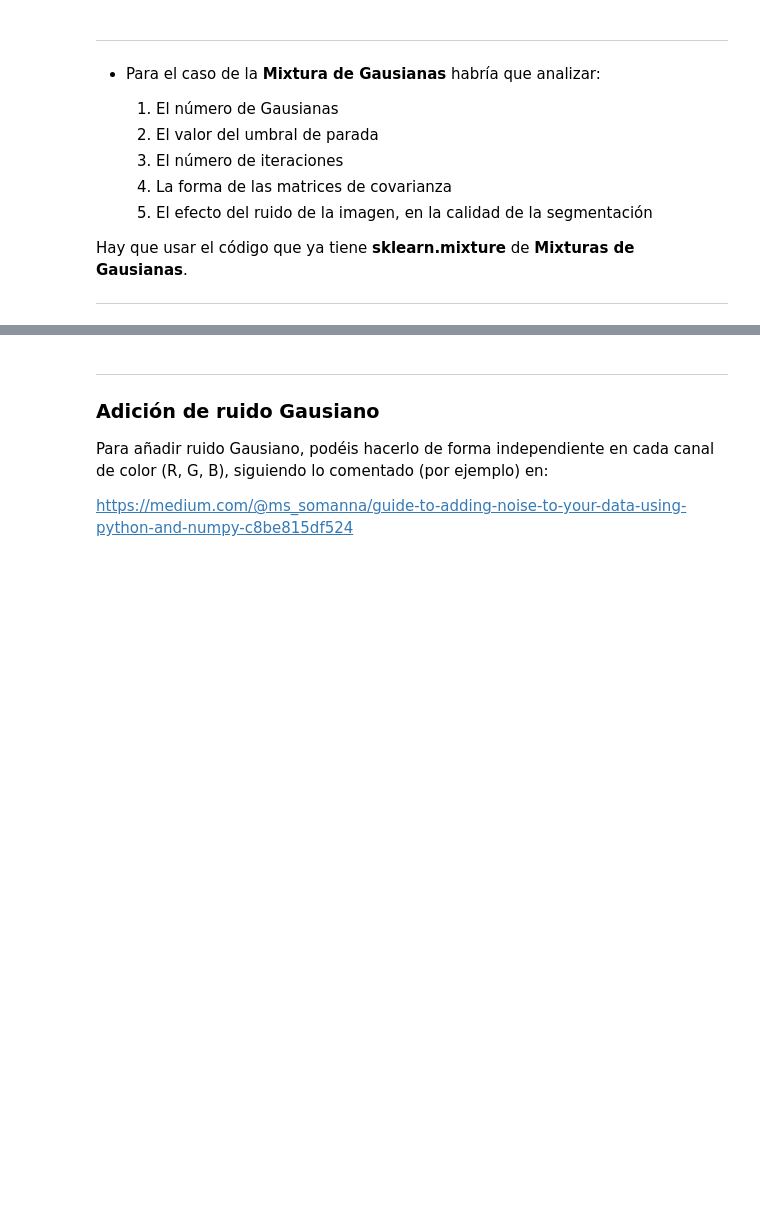
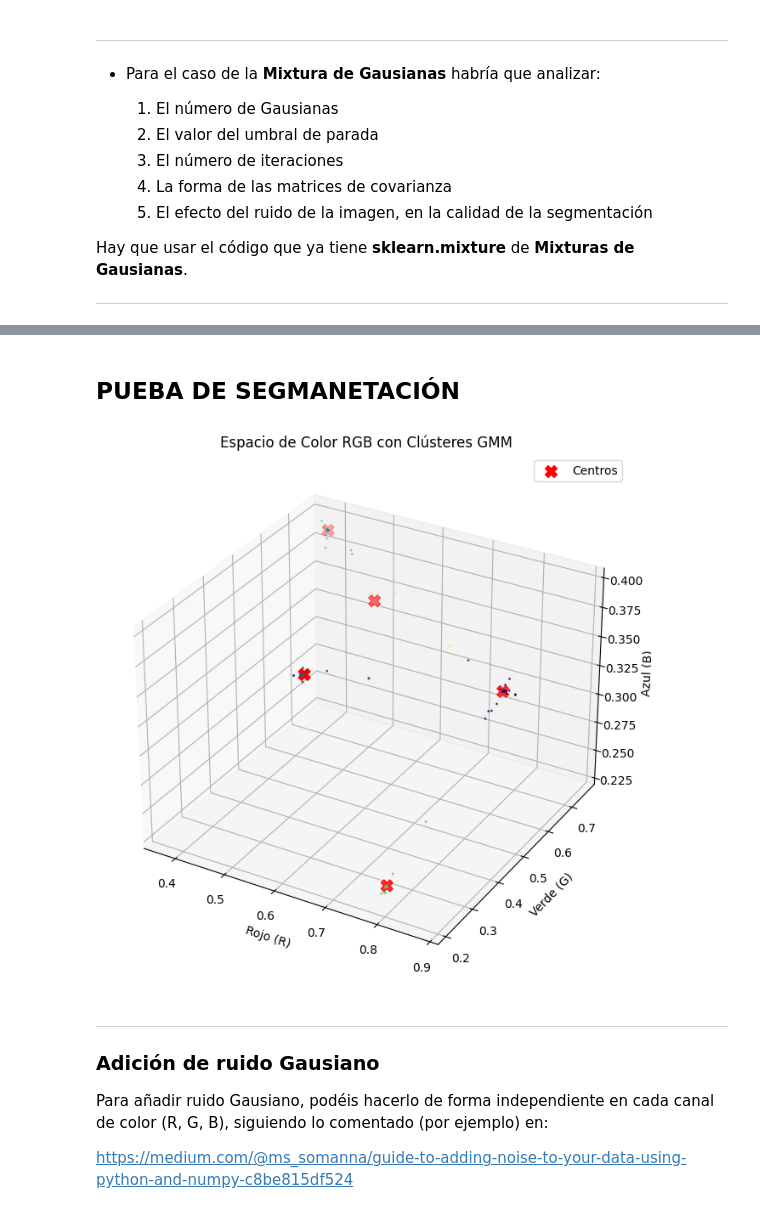
Before and after one commit to Urbii22/Sistemas-Inteligentes, a Jupyter notebook: Practica3-EM-SegmentacionImagenes-VEstudiantes-Curso-2024-2025/Practica3-EM-Sistemas-Inteligentes-VEstudiantes-Curso-2024-2025.ipynb, the cells around one changed output, grey strips where cells are left out. Drawn from its saved outputs; the diff is of its cells as text; code cells hidden in the pictures; blank space fills up the shorter version.

```diff
--- a/Practica3-EM-SegmentacionImagenes-VEstudiantes-Curso-2024-2025/Practica3-EM-Sistemas-Inteligentes-VEstudiantes-Curso-2024-2025.ipynb
+++ b/Practica3-EM-SegmentacionImagenes-VEstudiantes-Curso-2024-2025/Practica3-EM-Sistemas-Inteligentes-VEstudiantes-Curso-2024-2025.ipynb
@@ -80,0 +123,2 @@ Hay que usar el código que ya tiene **sklearn.mixture** de **Mixturas de Gausia
+# %% [markdown]
+## PUEBA DE SEGMANETACIÓN
@@ -80,0 +131,18 @@ Hay que usar el código que ya tiene **sklearn.mixture** de **Mixturas de Gausia
+# %%
+# 1. Cargar la imagen
+imagen = Image.open('./Imagen-4Grupos-SinRuido-7Nov2024.png')
+imagen = imagen.convert('RGB')
+datos = np.array(imagen)
+# %%
+# 2. Preparar los datos RGB
+R = datos[:, :, 0].flatten()
+G = datos[:, :, 1].flatten()
+B = datos[:, :, 2].flatten()
+X = np.vstack((R, G, B)).T  # Forma: (n_píxeles, 3)
+# %%
+# 3. Aplicar el algoritmo EM (GMM)
+n_clusters = 5  # Puedes cambiar este valor
+gmm = GaussianMixture(n_components=n_clusters, covariance_type='tied', random_state=42)
+gmm.fit(X)
+labels = gmm.predict(X)
+colores = gmm.means_.astype(int)
@@ -81,3 +156,44 @@ Hay que usar el código que ya tiene **sklearn.mixture** de **Mixturas de Gausia
+# %%
+# 5. Visualizar los clústeres en el espacio RGB 3D
+fig = plt.figure(figsize=(10, 8))
+ax = fig.add_subplot(111, projection='3d')
+
+# Normalizar los valores RGB
+R_norm = X[:, 0] / 255
+G_norm = X[:, 1] / 255
+B_norm = X[:, 2] / 255
+
+# Reducir el número de puntos para mejorar el rendimiento
+factor_muestreo = 100  # Ajusta según tus necesidades
+indices = np.random.choice(len(R_norm), len(R_norm) // factor_muestreo, replace=False)
+R_muestra = R_norm[indices]
+G_muestra = G_norm[indices]
+B_muestra = B_norm[indices]
+labels_muestra = labels[indices]
+colores_muestra = X[indices] / 255
+
+# Graficar los puntos con colores según los clústeres
+scatter = ax.scatter(R_muestra, G_muestra, B_muestra, c=labels_muestra, cmap='viridis', marker='o', s=1)
+
+# Añadir los centros de los clústeres
+centros = gmm.means_ / 255
+ax.scatter(centros[:, 0], centros[:, 1], centros[:, 2], c='red', marker='X', s=100, label='Centros')
+
+# Etiquetas de los ejes
+ax.set_xlabel('Rojo (R)')
+ax.set_ylabel('Verde (G)')
+ax.set_zlabel('Azul (B)')
+
+# Título del gráfico
+ax.set_title('Espacio de Color RGB con Clústeres GMM')
+
+# Añadir leyenda
+ax.legend()
+
+# Mostrar el gráfico
+plt.show()
+# %% [output]
+[figure, added]
 # %% [markdown]
 ---
 ### Adición de ruido Gausiano
```
Also changed, not shown: parts of 15 cells of this notebook, 1 other file.
